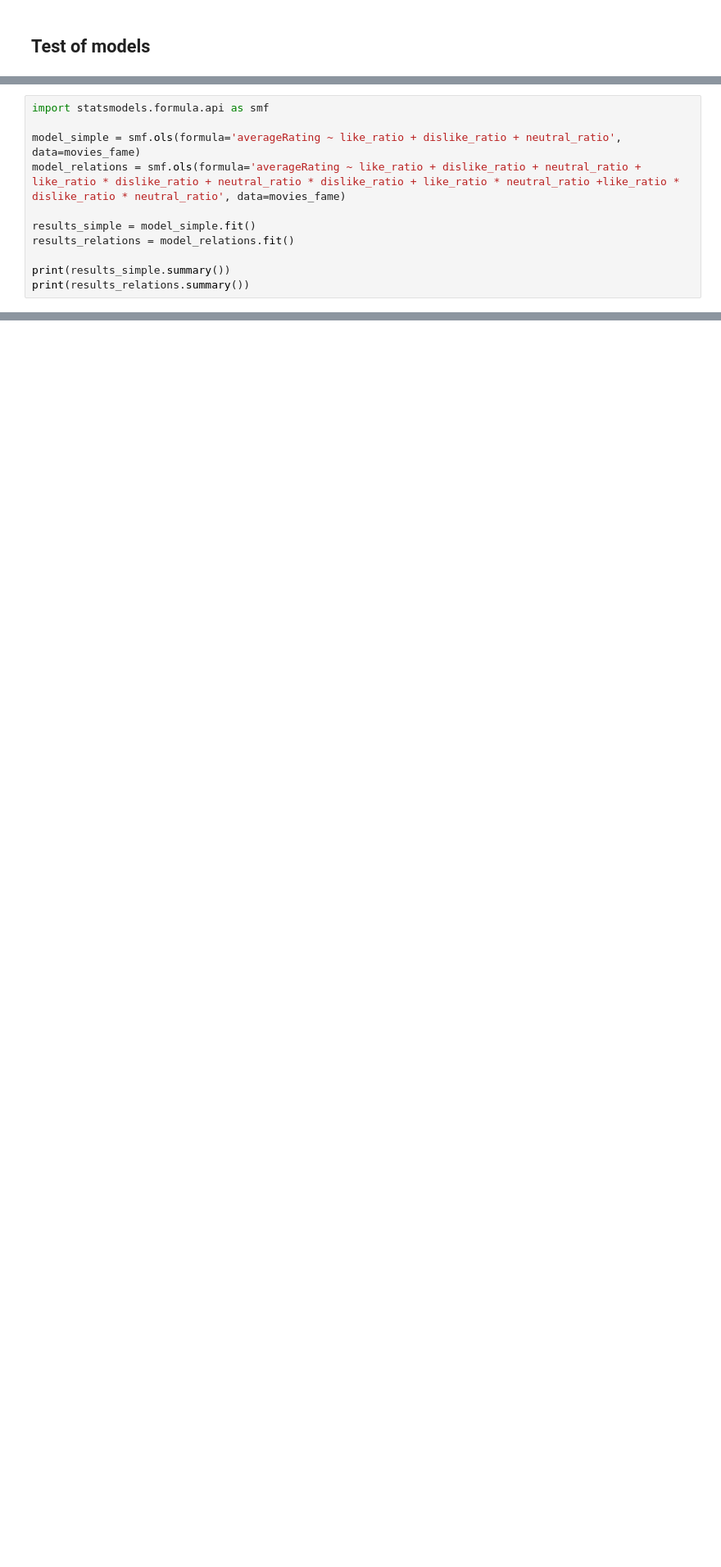
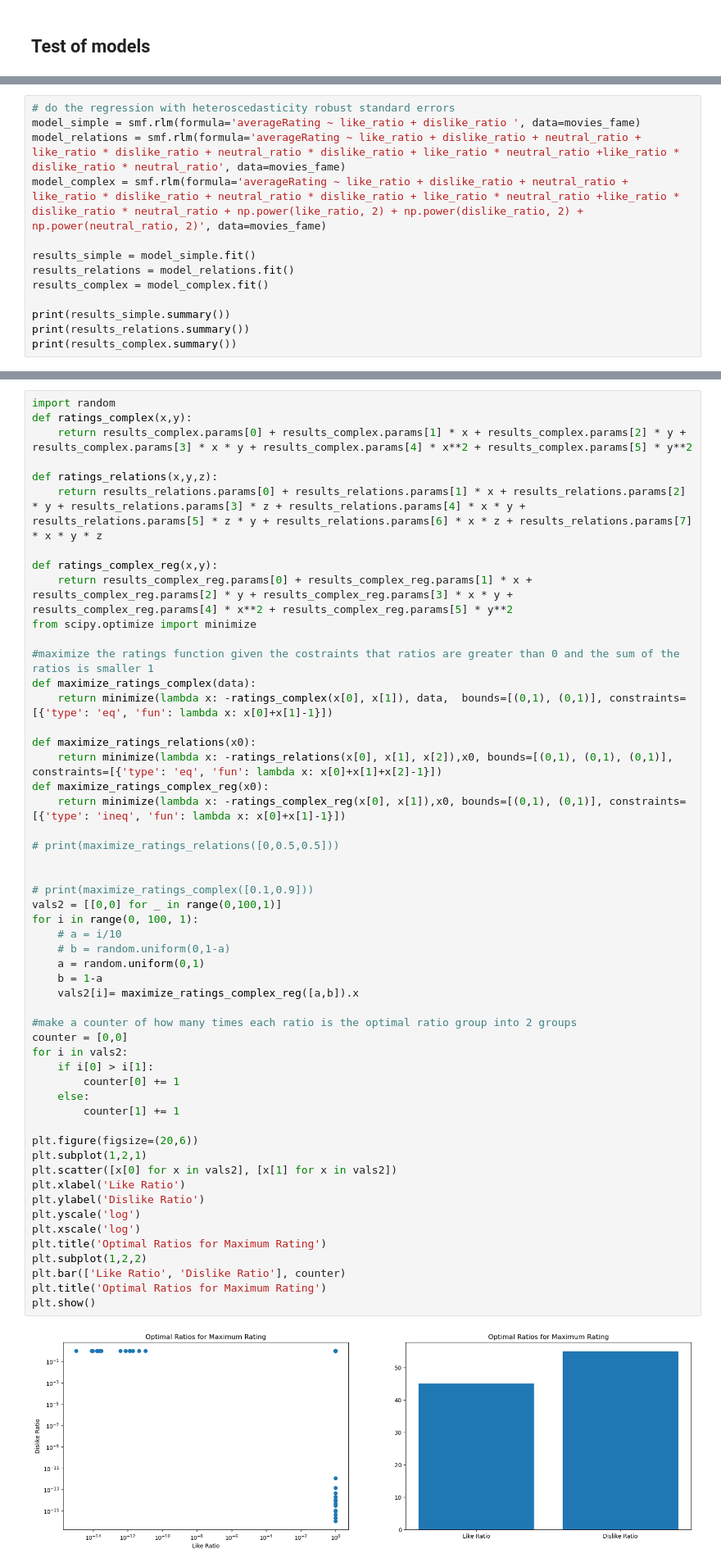
Before and after one commit to epfl-ada/ada-2023-project-shinebrightlikeadamon, a Jupyter notebook: fame_pop_analysis.ipynb, the cells around one changed output, grey strips where cells are left out. Shown at 82% size. Saved outputs shown, nothing was run; the diff lists cells and outputs as text; blank space fills up the shorter version.

```diff
--- a/fame_pop_analysis.ipynb
+++ b/fame_pop_analysis.ipynb
@@ -1508,12 +1572,14 @@ LeveneResult(statistic=5703.129922579518, pvalue=0.0)
 # %%
-import statsmodels.formula.api as smf
-
-model_simple = smf.ols(formula='averageRating ~ like_ratio + dislike_ratio + neutral_ratio', data=movies_fame)
-model_relations = smf.ols(formula='averageRating ~ like_ratio + dislike_ratio + neutral_ratio + like_ratio * dislike_ratio + neutral_ratio * dislike_ratio + like_ratio * neutral_ratio +like_ratio * dislike_ratio * neutral_ratio', data=movies_fame)
+# do the regression with heteroscedasticity robust standard errors
+model_simple = smf.rlm(formula='averageRating ~ like_ratio + dislike_ratio ', data=movies_fame)
+model_relations = smf.rlm(formula='averageRating ~ like_ratio + dislike_ratio + neutral_ratio + like_ratio * dislike_ratio + neutral_ratio * dislike_ratio + like_ratio * neutral_ratio +like_ratio * dislike_ratio * neutral_ratio', data=movies_fame)
+model_complex = smf.rlm(formula='averageRating ~ like_ratio + dislike_ratio + neutral_ratio + like_ratio * dislike_ratio + neutral_ratio * dislike_ratio + like_ratio * neutral_ratio +like_ratio * dislike_ratio * neutral_ratio + np.power(like_ratio, 2) + np.power(dislike_ratio, 2) + np.power(neutral_ratio, 2)', data=movies_fame)
 
 results_simple = model_simple.fit()
 results_relations = model_relations.fit()
+results_complex = model_complex.fit()
 
 print(results_simple.summary())
 print(results_relations.summary())
+print(results_complex.summary())
 # %% [output]
@@ -1536,0 +1612,55 @@ strong multicollinearity or other numerical problems.
+# %%
+import random
+def ratings_complex(x,y):
+    return results_complex.params[0] + results_complex.params[1] * x + results_complex.params[2] * y + results_complex.params[3] * x * y + results_complex.params[4] * x**2 + results_complex.params[5] * y**2
+
+def ratings_relations(x,y,z):
+    return results_relations.params[0] + results_relations.params[1] * x + results_relations.params[2] * y + results_relations.params[3] * z + results_relations.params[4] * x * y + results_relations.params[5] * z * y + results_relations.params[6] * x * z + results_relations.params[7] * x * y * z
+
+def ratings_complex_reg(x,y):
+    return results_complex_reg.params[0] + results_complex_reg.params[1] * x + results_complex_reg.params[2] * y + results_complex_reg.params[3] * x * y + results_complex_reg.params[4] * x**2 + results_complex_reg.params[5] * y**2
+from scipy.optimize import minimize
+
+#maximize the ratings function given the costraints that ratios are greater than 0 and the sum of the ratios is smaller 1
+def maximize_ratings_complex(data):
+    return minimize(lambda x: -ratings_complex(x[0], x[1]), data,  bounds=[(0,1), (0,1)], constraints=[{'type': 'eq', 'fun': lambda x: x[0]+x[1]-1}])
+
+def maximize_ratings_relations(x0):
+    return minimize(lambda x: -ratings_relations(x[0], x[1], x[2]),x0, bounds=[(0,1), (0,1), (0,1)], constraints=[{'type': 'eq', 'fun': lambda x: x[0]+x[1]+x[2]-1}])
+def maximize_ratings_complex_reg(x0):
+    return minimize(lambda x: -ratings_complex_reg(x[0], x[1]),x0, bounds=[(0,1), (0,1)], constraints=[{'type': 'ineq', 'fun': lambda x: x[0]+x[1]-1}])
+
+# print(maximize_ratings_relations([0,0.5,0.5]))
+
+
+# print(maximize_ratings_complex([0.1,0.9]))
+vals2 = [[0,0] for _ in range(0,100,1)]
+for i in range(0, 100, 1):
+    # a = i/10
+    # b = random.uniform(0,1-a)
+    a = random.uniform(0,1)
+    b = 1-a
+    vals2[i]= maximize_ratings_complex_reg([a,b]).x
+
+#make a counter of how many times each ratio is the optimal ratio group into 2 groups
+counter = [0,0]
+for i in vals2:
+    if i[0] > i[1]:
+        counter[0] += 1
+    else:
+        counter[1] += 1
+
+plt.figure(figsize=(20,6))
+plt.subplot(1,2,1)
+plt.scatter([x[0] for x in vals2], [x[1] for x in vals2])
+plt.xlabel('Like Ratio')
+plt.ylabel('Dislike Ratio')
+plt.yscale('log')
+plt.xscale('log')
+plt.title('Optimal Ratios for Maximum Rating')
+plt.subplot(1,2,2)
+plt.bar(['Like Ratio', 'Dislike Ratio'], counter)
+plt.title('Optimal Ratios for Maximum Rating')
+plt.show()
+# %% [output]
+[figure, added]
```
Also changed, not shown: parts of 18 cells of this notebook, 16 other files.
